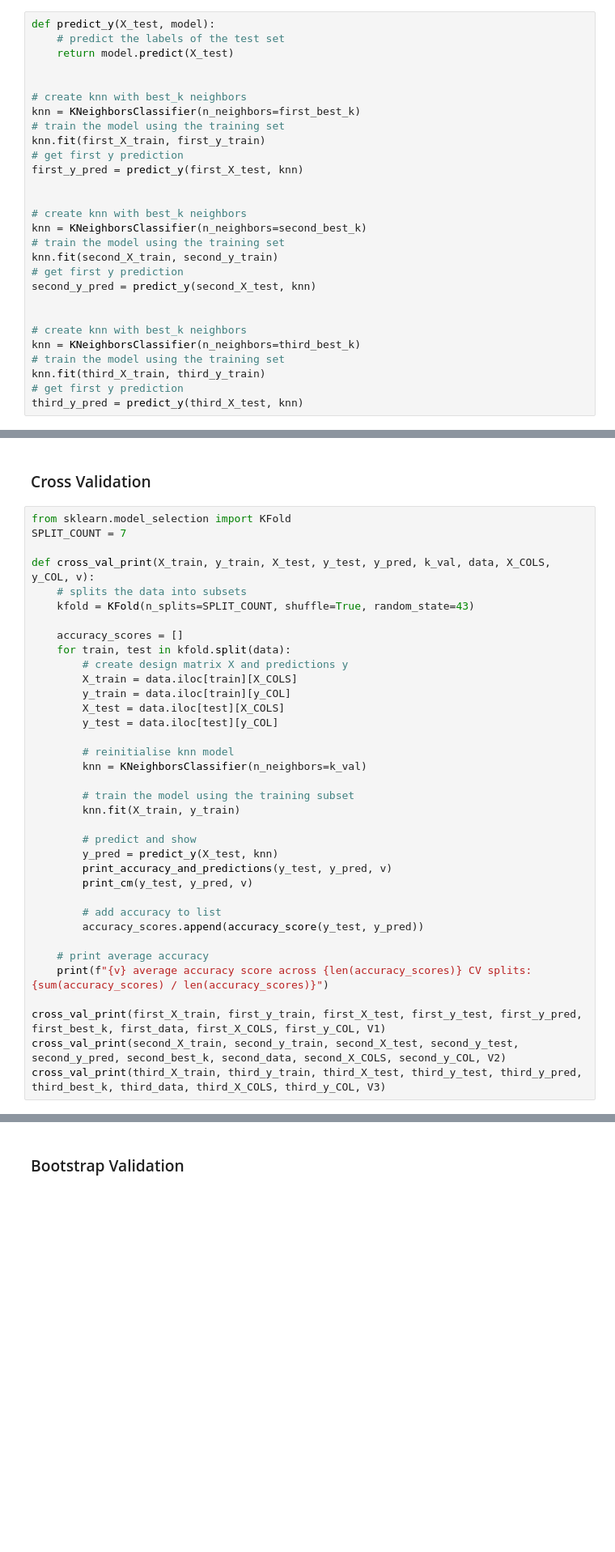
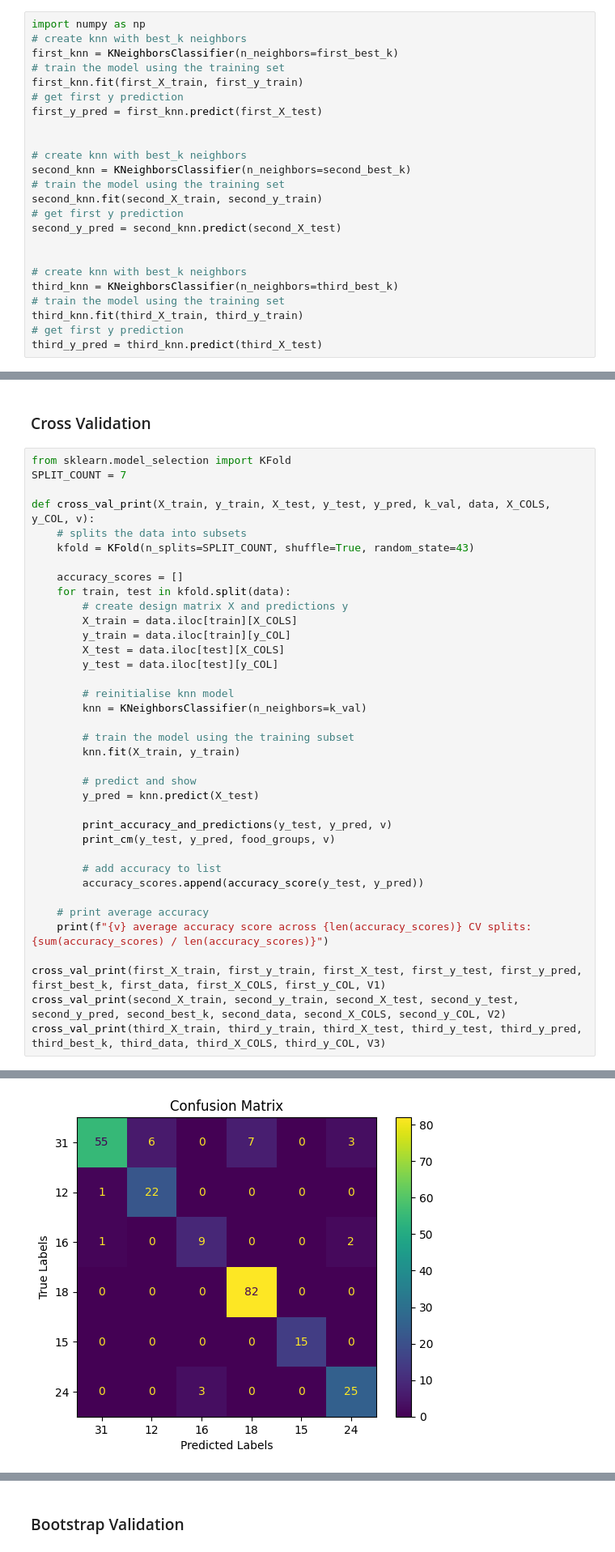
Before and after one commit to d4vidsha/food-groups-classification-model, a Jupyter notebook: src/knn.ipynb, the cells around one changed output, grey strips where cells are left out. Shown at 81% size. Drawn from its saved outputs; the diff is of its cells as text; blank space fills up the shorter version.

```diff
--- a/src/knn.ipynb
+++ b/src/knn.ipynb
@@ -140,28 +203,24 @@ third_best_k = cross_validate(third_X_train, third_y_train, V3)
 # %%
-def predict_y(X_test, model):
-    # predict the labels of the test set
-    return model.predict(X_test)
+import numpy as np
+# create knn with best_k neighbors
+first_knn = KNeighborsClassifier(n_neighbors=first_best_k)
+# train the model using the training set
+first_knn.fit(first_X_train, first_y_train)
+# get first y prediction
+first_y_pred = first_knn.predict(first_X_test)
 
 
 # create knn with best_k neighbors
-knn = KNeighborsClassifier(n_neighbors=first_best_k)
+second_knn = KNeighborsClassifier(n_neighbors=second_best_k)
 # train the model using the training set
-knn.fit(first_X_train, first_y_train)
+second_knn.fit(second_X_train, second_y_train)
 # get first y prediction
-first_y_pred = predict_y(first_X_test, knn)
+second_y_pred = second_knn.predict(second_X_test)
 
 
 # create knn with best_k neighbors
-knn = KNeighborsClassifier(n_neighbors=second_best_k)
+third_knn = KNeighborsClassifier(n_neighbors=third_best_k)
 # train the model using the training set
-knn.fit(second_X_train, second_y_train)
+third_knn.fit(third_X_train, third_y_train)
 # get first y prediction
-second_y_pred = predict_y(second_X_test, knn)
-
-
-# create knn with best_k neighbors
-knn = KNeighborsClassifier(n_neighbors=third_best_k)
-# train the model using the training set
-knn.fit(third_X_train, third_y_train)
-# get first y prediction
-third_y_pred = predict_y(third_X_test, knn)
+third_y_pred = third_knn.predict(third_X_test)
@@ -257,9 +394,10 @@ def cross_val_print(X_train, y_train, X_test, y_test, y_pred, k_val, data, X_COL
         knn.fit(X_train, y_train)
 
         # predict and show
-        y_pred = predict_y(X_test, knn)
+        y_pred = knn.predict(X_test)
+
         print_accuracy_and_predictions(y_test, y_pred, v)
-        print_cm(y_test, y_pred, v)
+        print_cm(y_test, y_pred, food_groups, v)
 
         # add accuracy to list
         accuracy_scores.append(accuracy_score(y_test, y_pred))
@@ -270,3 +408,4 @@ def cross_val_print(X_train, y_train, X_test, y_test, y_pred, k_val, data, X_COL
 cross_val_print(first_X_train, first_y_train, first_X_test, first_y_test, first_y_pred, first_best_k, first_data, first_X_COLS, first_y_COL, V1)
 cross_val_print(second_X_train, second_y_train, second_X_test, second_y_test, second_y_pred, second_best_k, second_data, second_X_COLS, second_y_COL, V2)
 cross_val_print(third_X_train, third_y_train, third_X_test, third_y_test, third_y_pred, third_best_k, third_data, third_X_COLS, third_y_COL, V3)
+# %% [output]
@@ -272,0 +429 @@ cross_val_print(third_X_train, third_y_train, third_X_test, third_y_test, third_
+[figure, added]
```
Also changed, not shown: parts of 9 cells of this notebook, 1 other file.
